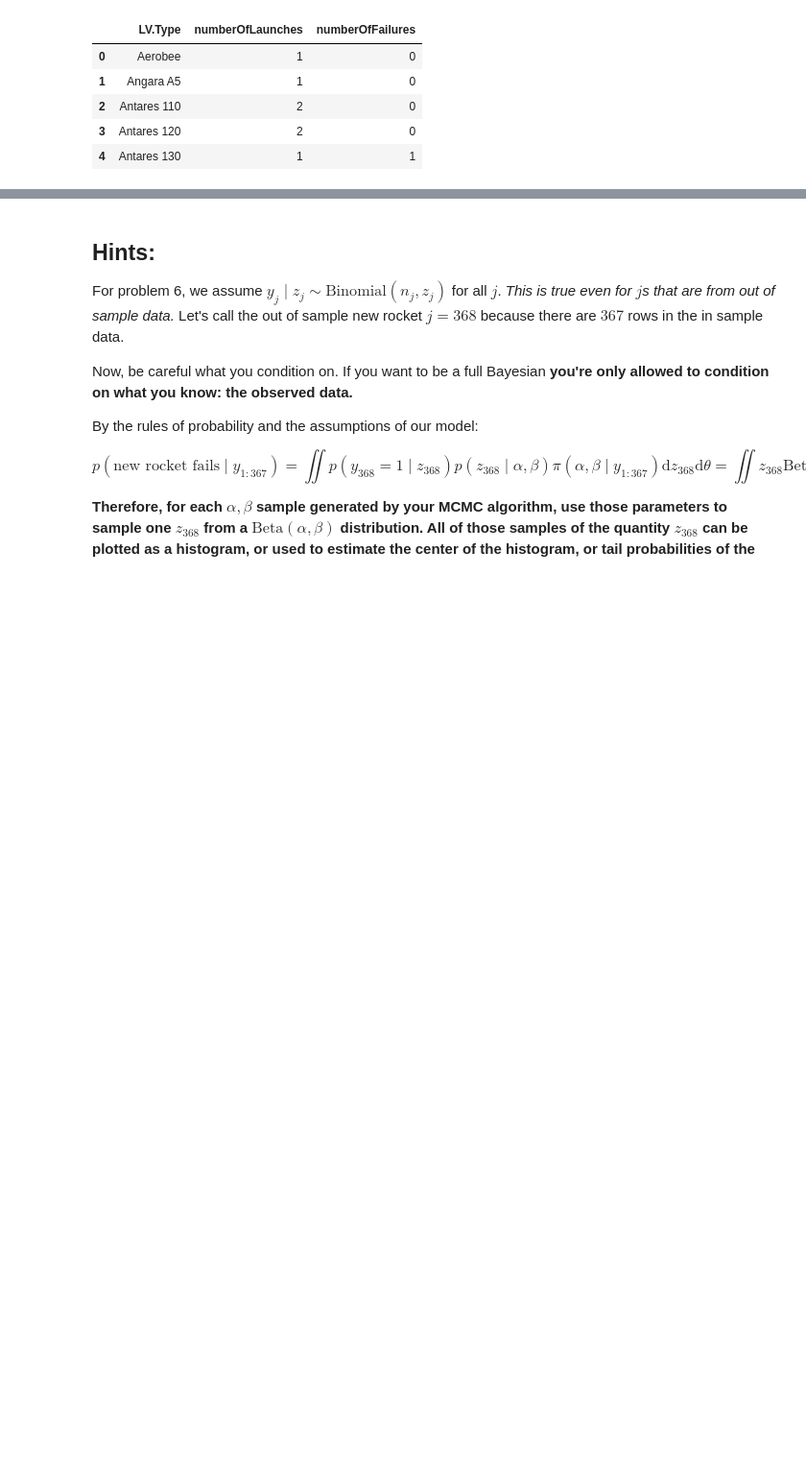
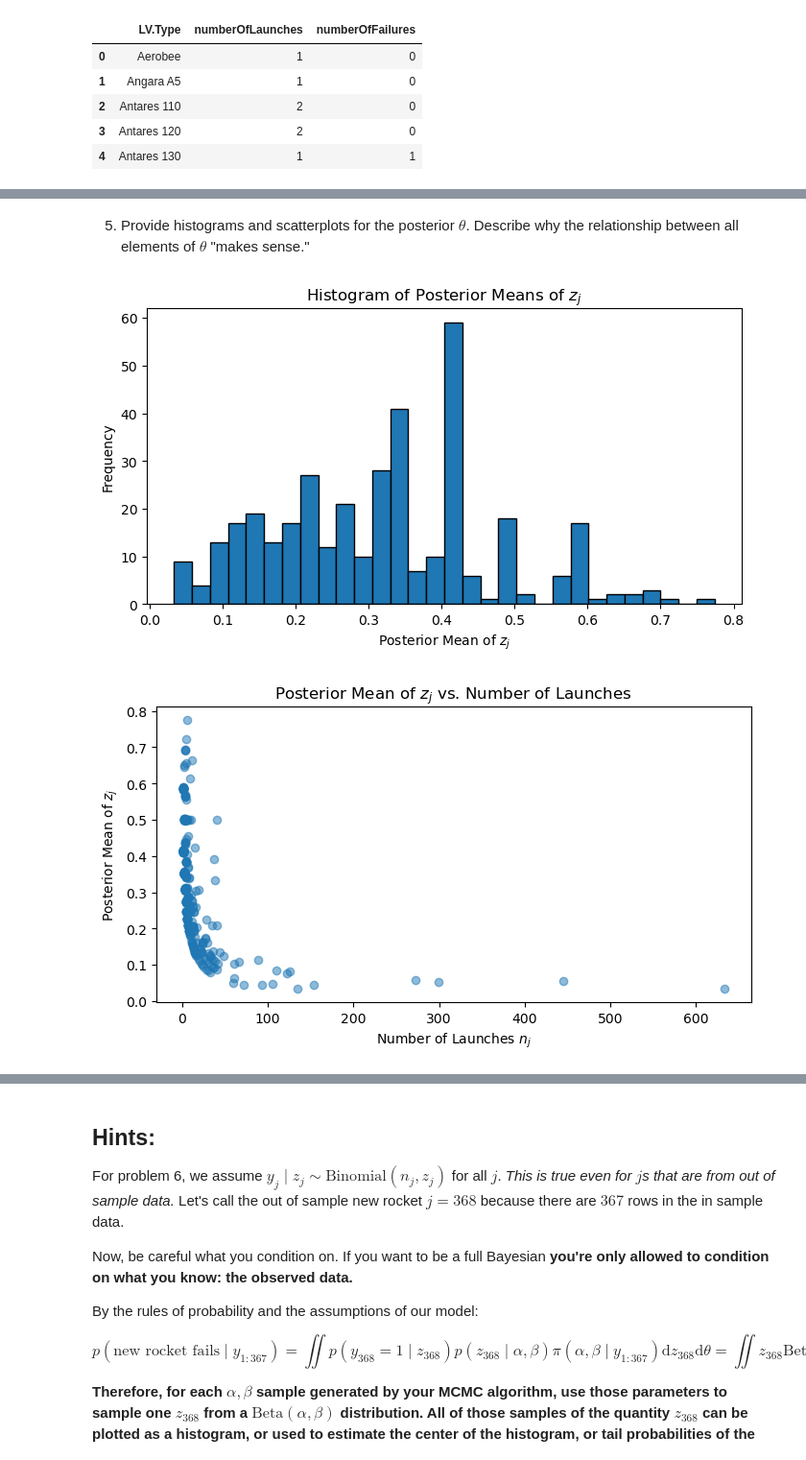
Before and after one commit to robertclayh/DS6040, a Jupyter notebook: M11/hw11/assignment11.ipynb, the cells around one changed output, grey strips where cells are left out. Shown at 96% size. Drawn from its saved outputs; the diff is of its cells as text; code cells hidden in the pictures; blank space fills up the shorter version.

```diff
--- a/M11/hw11/assignment11.ipynb
+++ b/M11/hw11/assignment11.ipynb
@@ -63,0 +199,27 @@ Finally:
+# %% [markdown]
+5. Provide histograms and scatterplots for the posterior $\theta$. Describe why the relationship between all elements of $\theta$ "makes sense."
+# %%
+# Extract posterior samples of z_j
+z_samples = fit.stan_variable("z")  # shape: (iterations, J)
+
+# Compute posterior means for each z_j
+z_means = np.mean(z_samples, axis=0)
+
+# Histogram of z_j posterior means
+plt.figure(figsize=(8, 4))
+plt.hist(z_means, bins=30, edgecolor='black')
+plt.xlabel('Posterior Mean of $z_j$')
+plt.ylabel('Frequency')
+plt.title('Histogram of Posterior Means of $z_j$')
+plt.show()
+
+# Scatterplot: z_j mean vs number of launches n_j
+plt.figure(figsize=(8, 4))
+plt.scatter(n, z_means, alpha=0.5)
+plt.xlabel('Number of Launches $n_j$')
+plt.ylabel('Posterior Mean of $z_j$')
+plt.title('Posterior Mean of $z_j$ vs. Number of Launches')
+plt.show()
+# %% [output]
+[figure, added]
+[figure, added]
```
Also changed, not shown: parts of 29 cells of this notebook, 2 other files.
